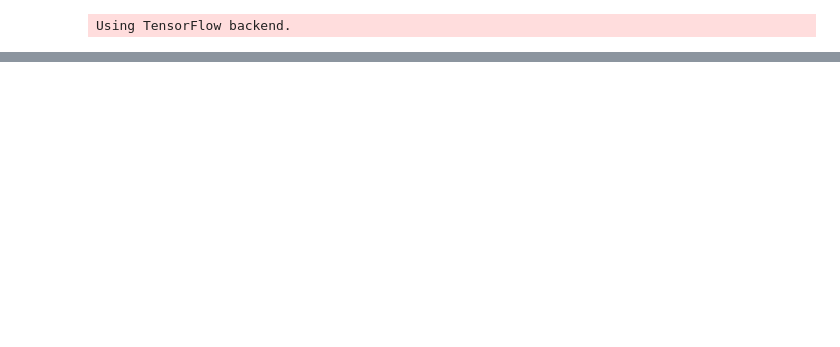
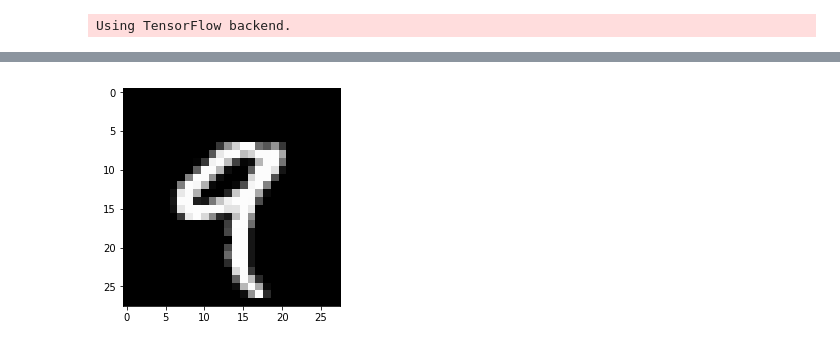
Before and after one commit to bl-2633/Bayesian-Representation-Learning, a Jupyter notebook: snp_gen/VAE_notebook.ipynb, the cells around one changed output, grey strips where cells are left out. Saved outputs shown, nothing was run; the diff lists cells and outputs as text; code cells hidden in the pictures; blank space fills up the shorter version.

```diff
--- a/snp_gen/VAE_notebook.ipynb
+++ b/snp_gen/VAE_notebook.ipynb
@@ -36,0 +84,7 @@ inference.initialize(optimizer=optimizer)
+# %%
+sampe_z = sess.run(qz,feed_dict = {x_ph:x_train[4,:].reshape(1,784).astype('float32')})
+img = x_train[4,:].reshape(28,28)
+plt.imshow(img, cmap='gray')
+plt.show()
+# %% [output]
+[figure, added]
```
Also changed, not shown: parts of 6 cells of this notebook.
